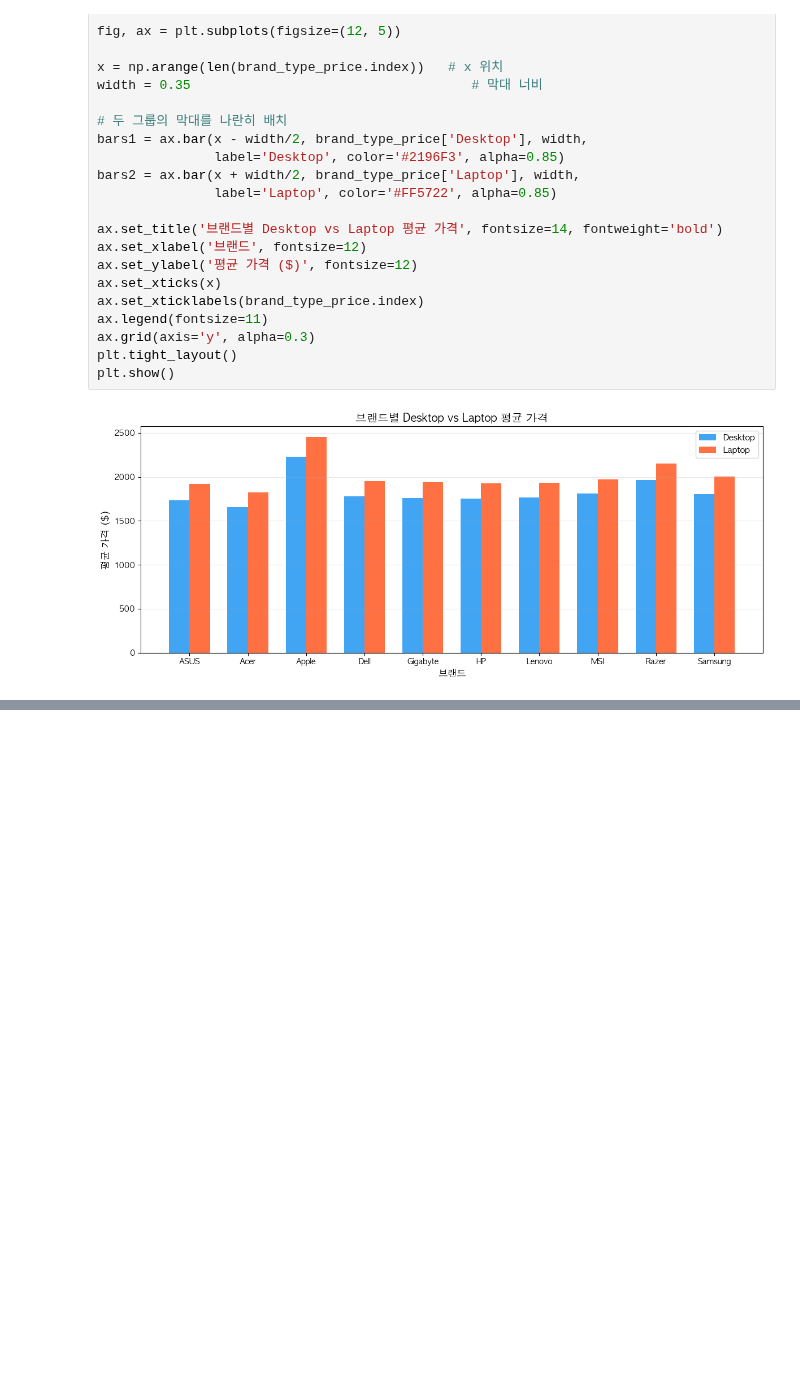
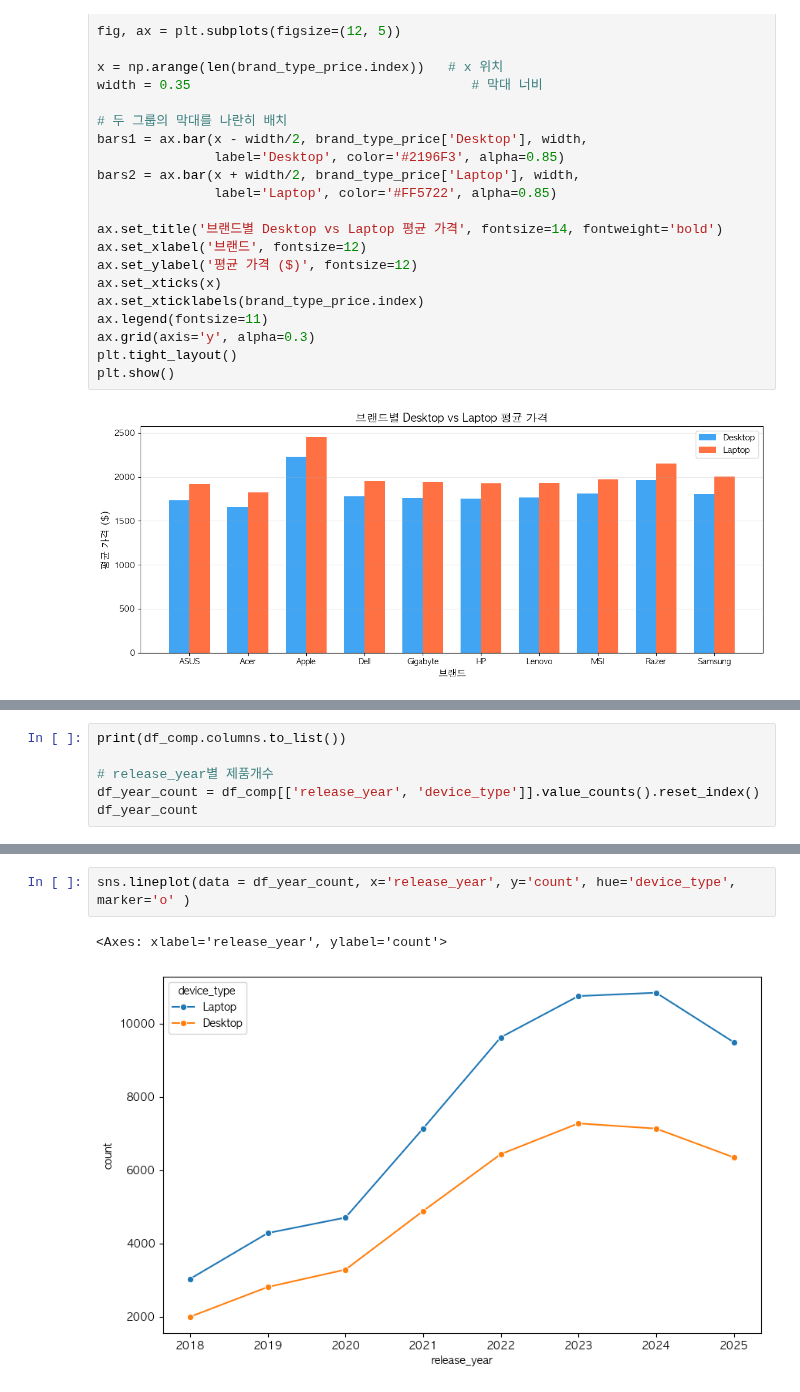
Before and after one commit to icesnake72/aice, a Jupyter notebook: test05.ipynb, the cells around one changed output, grey strips where cells are left out. Drawn from its saved outputs; the diff is of its cells as text; blank space fills up the shorter version.

```diff
--- a/test05.ipynb
+++ b/test05.ipynb
@@ -306,0 +344,6 @@ plt.show()
+# %%
+print(df_comp.columns.to_list())
+
+# release_year별 제품개수
+df_year_count = df_comp[['release_year', 'device_type']].value_counts().reset_index()
+df_year_count
@@ -306,0 +369,5 @@ plt.show()
+# %%
+sns.lineplot(data = df_year_count, x='release_year', y='count', hue='device_type', marker='o' )
+# %% [output]
+<Axes: xlabel='release_year', ylabel='count'>
+[figure, added]
```
Also changed, not shown: parts of 21 cells of this notebook, 4 other files.
